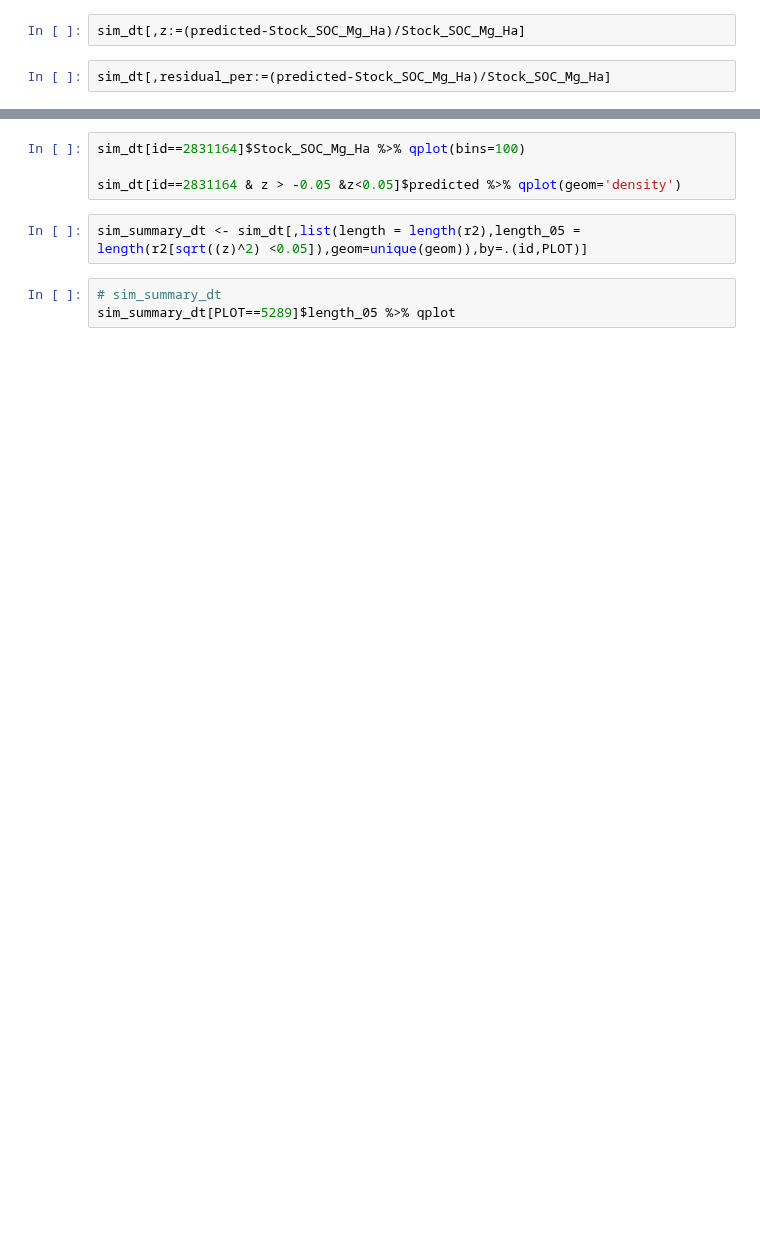
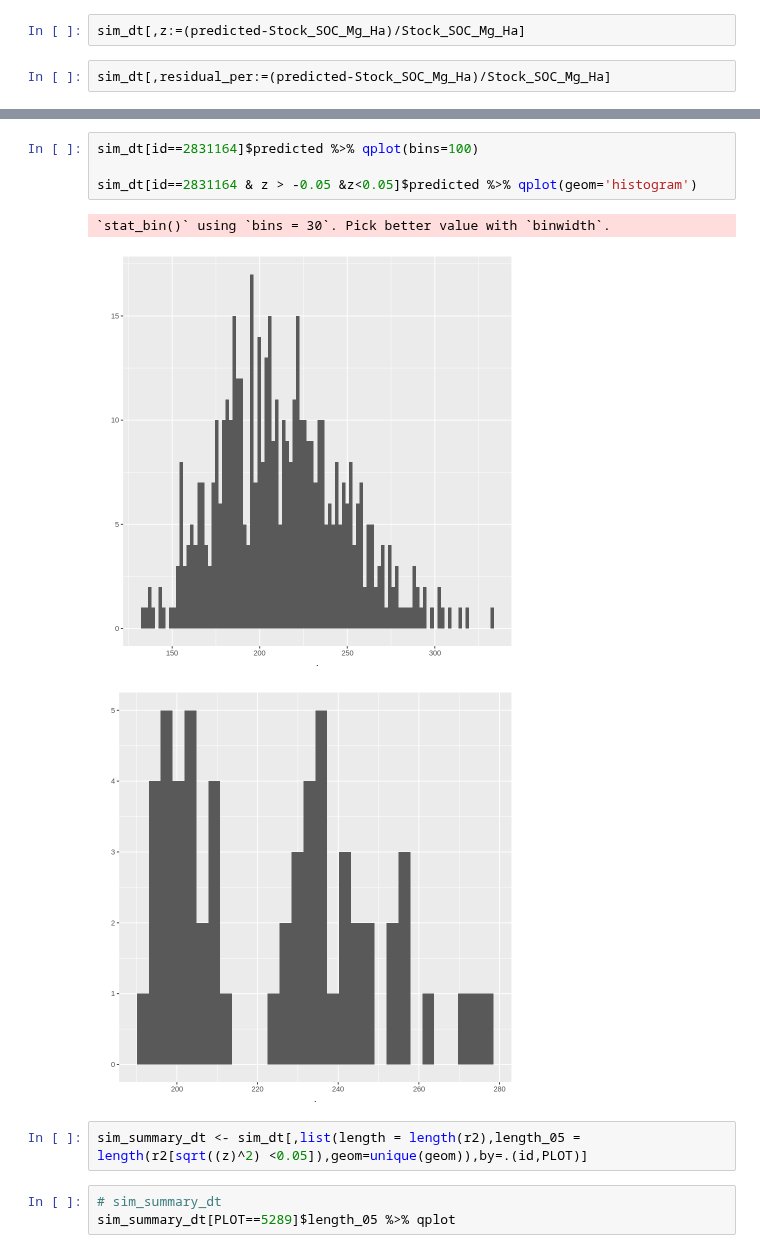
Before and after one commit to seismosmsr/hawaii_soils, a Jupyter notebook: Hawaii_Soils_Analysis.ipynb, the cells around one changed output, grey strips where cells are left out. Saved outputs shown, nothing was run; the diff lists cells and outputs as text; blank space fills up the shorter version.

```diff
--- a/Hawaii_Soils_Analysis.ipynb
+++ b/Hawaii_Soils_Analysis.ipynb
@@ -65,7 +199,11 @@ sim_dt[,residual_per:=(predicted-Stock_SOC_Mg_Ha)/Stock_SOC_Mg_Ha]
 # %%
-sim_dt[id==2831164]$Stock_SOC_Mg_Ha %>% qplot(bins=100)
+sim_dt[id==2831164]$predicted %>% qplot(bins=100)
 
-sim_dt[id==2831164 & z > -0.05 &z<0.05]$predicted %>% qplot(geom='density')
+sim_dt[id==2831164 & z > -0.05 &z<0.05]$predicted %>% qplot(geom='histogram')
+# %% [output]
+`stat_bin()` using `bins = 30`. Pick better value with `binwidth`.
+[figure, added]
+[figure, added]
 # %%
 sim_summary_dt <- sim_dt[,list(length = length(r2),length_05 = length(r2[sqrt((z)^2) <0.05]),geom=unique(geom)),by=.(id,PLOT)]
 # %%
```
Also changed, not shown: parts of 41 cells of this notebook.
